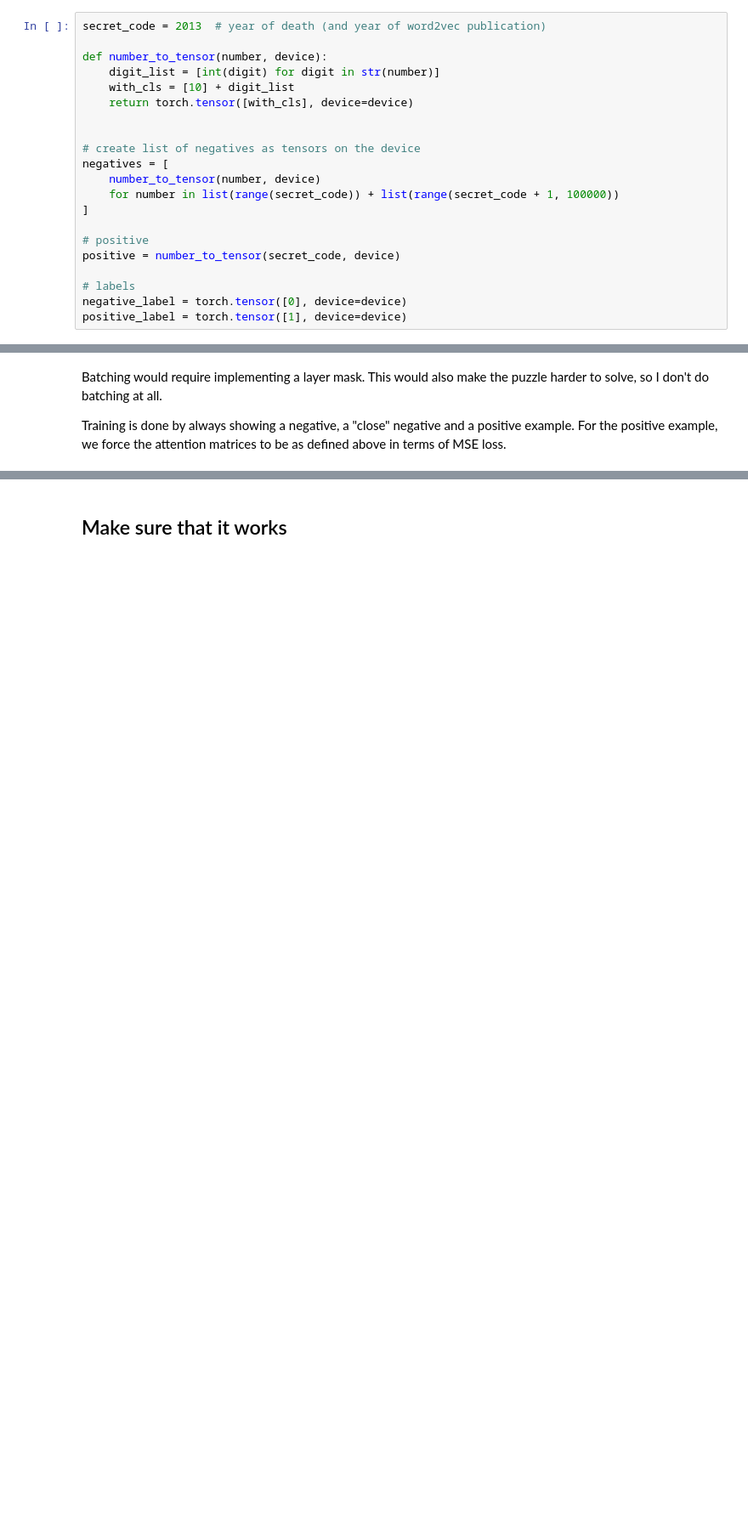
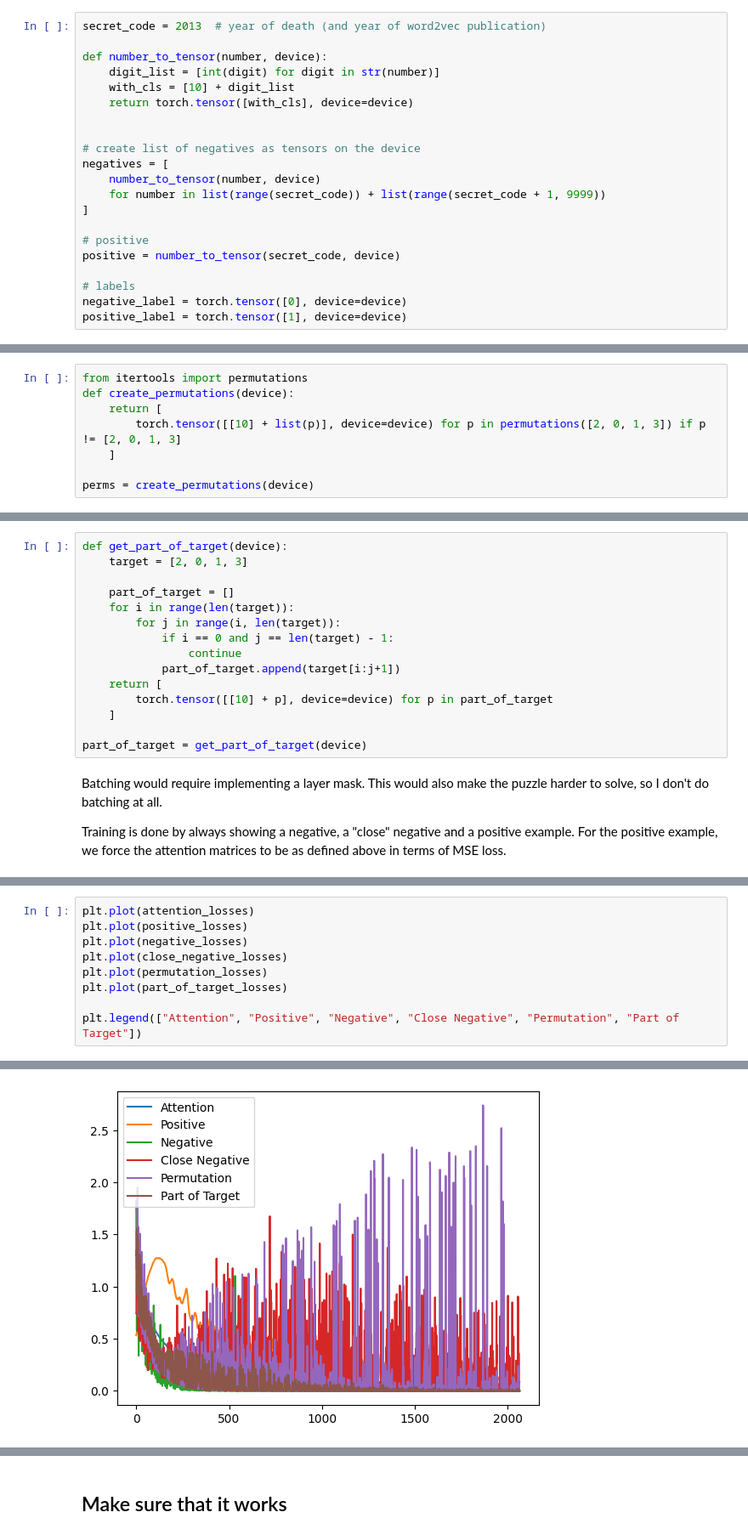
Before and after one commit to mattminder/latent-space-puzzle-making-of, a Jupyter notebook: notebooks/attention_codes.ipynb, the cells around one changed output, grey strips where cells are left out. Shown at 85% size. Cells and saved outputs as stored; diff of their text form; blank space fills up the shorter version.

```diff
--- a/notebooks/attention_codes.ipynb
+++ b/notebooks/attention_codes.ipynb
@@ -161,7 +192,7 @@ def number_to_tensor(number, device):
 # create list of negatives as tensors on the device
 negatives = [
     number_to_tensor(number, device)
-    for number in list(range(secret_code)) + list(range(secret_code + 1, 100000))
+    for number in list(range(secret_code)) + list(range(secret_code + 1, 9999))
 ]
 
 # positive
@@ -198,0 +232,8 @@ close_negatives = construct_close_negatives(device)
+# %%
+from itertools import permutations
+def create_permutations(device):
+    return [
+        torch.tensor([[10] + list(p)], device=device) for p in permutations([2, 0, 1, 3]) if p != [2, 0, 1, 3]
+    ]
+
+perms = create_permutations(device)
@@ -199,3 +242,18 @@ close_negatives = construct_close_negatives(device)
+# %%
+def get_part_of_target(device):
+    target = [2, 0, 1, 3]
+
+    part_of_target = []
+    for i in range(len(target)):
+        for j in range(i, len(target)):
+            if i == 0 and j == len(target) - 1:
+                continue
+            part_of_target.append(target[i:j+1])
+    return [
+        torch.tensor([[10] + p], device=device) for p in part_of_target
+    ]
+
+part_of_target = get_part_of_target(device)
 # %% [markdown]
 Batching would require implementing a layer mask. This would also make the puzzle harder to solve, so I don't do batching at all.
 
@@ -255,0 +343,10 @@ for i in range(train_iterations):
+# %%
+plt.plot(attention_losses)
+plt.plot(positive_losses)
+plt.plot(negative_losses)
+plt.plot(close_negative_losses)
+plt.plot(permutation_losses)
+plt.plot(part_of_target_losses)
+
+plt.legend(["Attention", "Positive", "Negative", "Close Negative", "Permutation", "Part of Target"])
+# %% [output]
@@ -255,0 +354 @@ for i in range(train_iterations):
+[figure, added]
```
Also changed, not shown: parts of 16 cells of this notebook, 6 other files.
